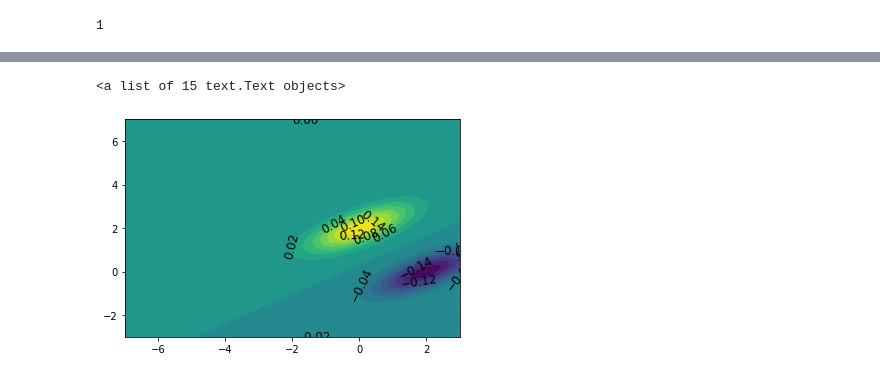
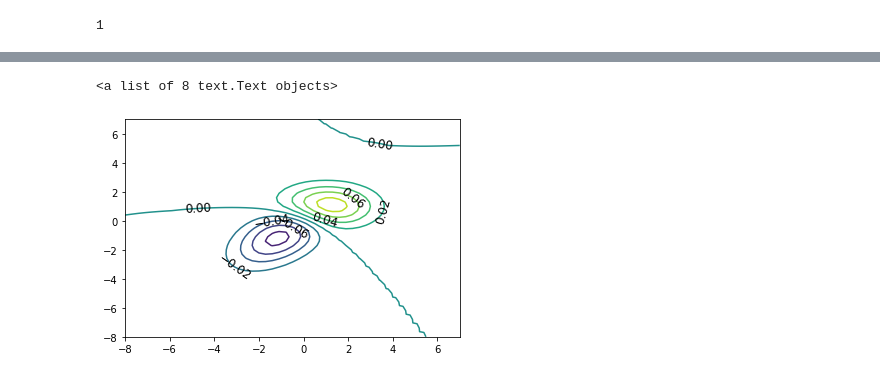
Before and after one commit to daynetran/yggdrasil, a Jupyter notebook: computer_science/upper_div/cs189/hw03/code/hw03.ipynb, the cells around one changed output, grey strips where cells are left out. Drawn from its saved outputs; the diff is of its cells as text; code cells hidden in the pictures.

```diff
--- a/computer_science/upper_div/cs189/hw03/code/hw03.ipynb
+++ b/computer_science/upper_div/cs189/hw03/code/hw03.ipynb
@@ -11,11 +11,11 @@ mu[0]
 # %%
-def compute_gauss_matrix(m,s,X,Y):
-    z = np.empty_like(X)
-    for i in range(X.shape[0]):
-        for j in range(X.shape[1]):
-            data_pt = np.array([X[i][j], Y[i][j]])
-            numer = np.exp(- (data_pt-m).T @ (np.linalg.inv(s) @ (data_pt-m))) # e^(- (x-mu)T * S^-1 * (x-mu))
-            denom = np.sqrt((2 * np.pi) ** 2 * np.linalg.det(s))
+def compute_gauss_matrix(m,s,x,y):
+    z = np.empty_like(x)
+    for i in range(x.shape[0]):
+        for j in range(x.shape[1]):
+            data_pt = np.array([x[i][j], y[i][j]])
+            numer = np.exp(-0.5 * (data_pt-m).T @ (np.linalg.inv(s) @ (data_pt-m))) # e^( - 1/2 * (x-mu)T * S^-1 * (x-mu))
+            denom = np.sqrt((2 * np.pi) ** 2 * np.linalg.det(s)) # sqrt((2pi)**2 * det(sigma))
             z_pt = numer / denom
             z[i][j] = z_pt
     return z
@@ -43,15 +72,16 @@ plt.clabel(p, inline=False, fontsize=12, colors = 'black')
 # %%
-mu_1 = np.asarray([0, 2])
-mu_2 = np.asarray([2,0])
-sigma = np.array([[2, 1],[1, 1]])
+mu_1 = np.asarray([1,1])
+mu_2 = np.asarray([-1,-1])
+sigma_1 = np.array([[2, 0],[0, 1]])
+sigma_2 = np.array([[2,1],[1,2]])
 
-X, Y = np.meshgrid(np.linspace(mu_1[0] - mu_2[0] - 5, mu_1[0] - mu_2[0] + 5, 51),
-                    np.linspace(mu_1[1] - mu_2[1] - 5, mu_1[1] - mu_2[1] + 5, 51))
+X, Y = np.meshgrid(np.linspace(mu_1[0] - mu_2[0] - 10, mu_1[0] - mu_2[0] + 5, 51),
+                    np.linspace(mu_1[1] - mu_2[1] - 10, mu_1[1] - mu_2[1] + 5, 51))
 
-Z_1 = compute_gauss_matrix(mu_1, sigma, X , Y)
-Z_2 = compute_gauss_matrix(mu_2, sigma, X, Y)
-p = plt.contourf(X, Y, Z_1 - Z_2, 20)
+Z_1 = compute_gauss_matrix(mu_1, sigma_1, X , Y)
+Z_2 = compute_gauss_matrix(mu_2, sigma_2, X, Y)
+p = plt.contour(X, Y, Z_1 - Z_2, 10)
 plt.clabel(p, inline=False, fontsize=12, colors = 'black')
 # %% [output]
-<a list of 15 text.Text objects>
+<a list of 8 text.Text objects>
-[figure, old version]
+[figure, new version]
```
Also changed, not shown: parts of 23 cells of this notebook.
